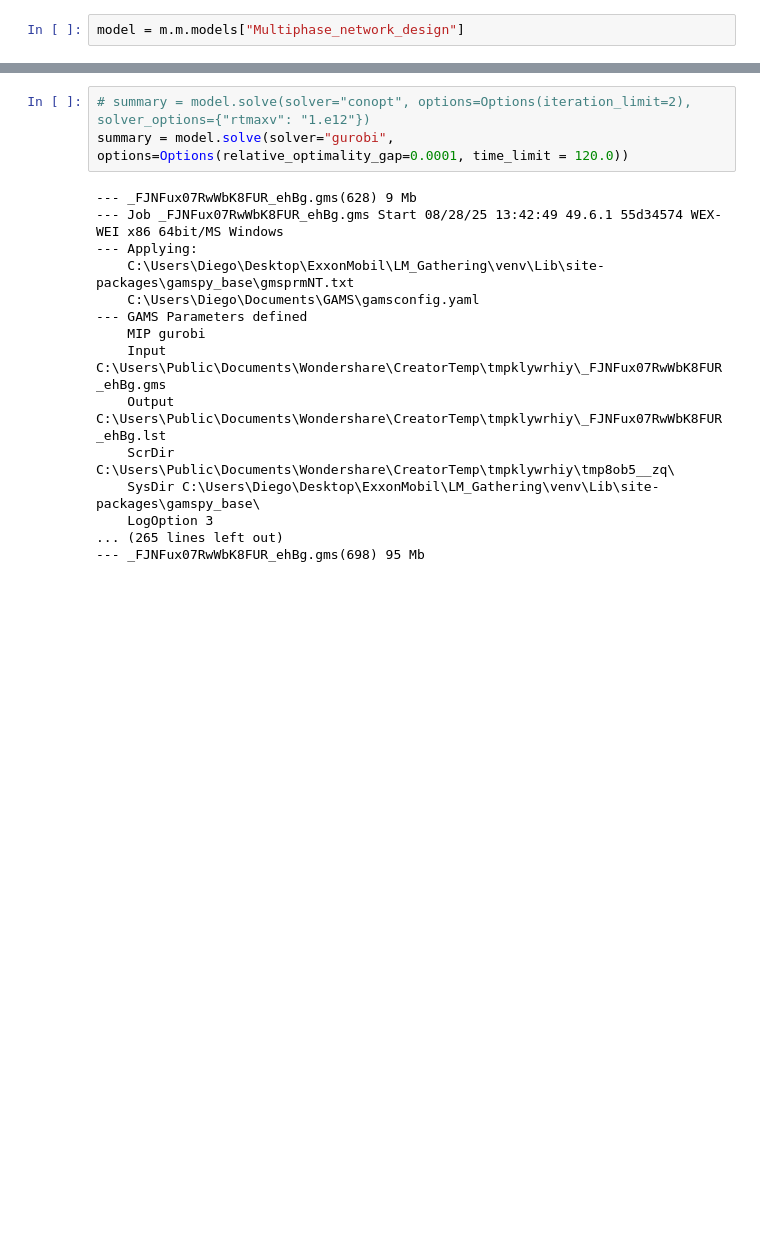
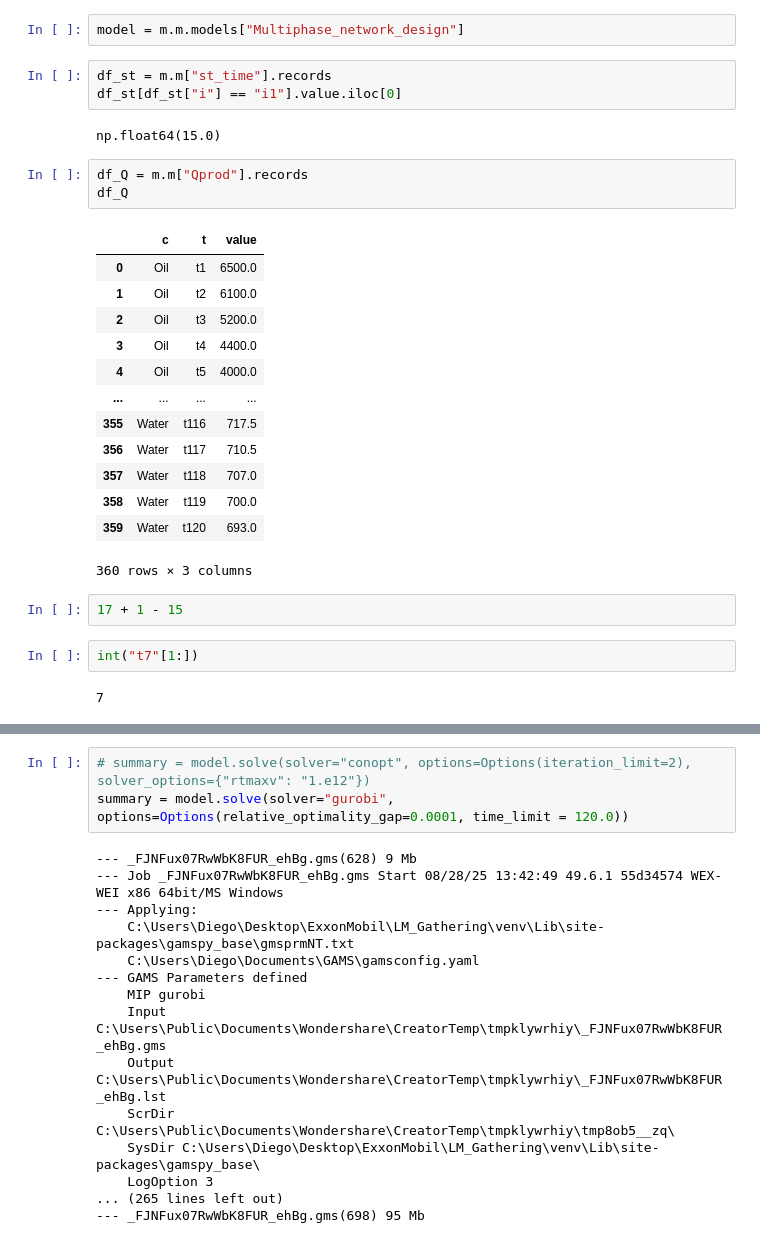
Before and after one commit to DiegoTru-lang/LM_Gathering, a Jupyter notebook: src/notebooks/development.ipynb, the cells around one changed output, grey strips where cells are left out. Saved outputs shown, nothing was run; the diff lists cells and outputs as text; blank space fills up the shorter version.

```diff
--- a/src/notebooks/development.ipynb
+++ b/src/notebooks/development.ipynb
@@ -84,2 +38,30 @@ m = GatheringModel("Prototipo", data= read_input("toy_problem.xlsx"))
 # %%
 model = m.m.models["Multiphase_network_design"]
+# %%
+df_st = m.m["st_time"].records
+df_st[df_st["i"] == "i1"].value.iloc[0]
+# %% [output]
+np.float64(15.0)
+# %%
+df_Q = m.m["Qprod"].records
+df_Q
+# %% [output]
+|  | c | t | value |
+| 0 | Oil | t1 | 6500.0 |
+| 1 | Oil | t2 | 6100.0 |
+| 2 | Oil | t3 | 5200.0 |
+| 3 | Oil | t4 | 4400.0 |
+| 4 | Oil | t5 | 4000.0 |
+| ... | ... | ... | ... |
+| 355 | Water | t116 | 717.5 |
+| 356 | Water | t117 | 710.5 |
+| 357 | Water | t118 | 707.0 |
+| 358 | Water | t119 | 700.0 |
+| 359 | Water | t120 | 693.0 |
+360 rows × 3 columns
+# %%
+17 + 1 - 15
+# %%
+int("t7"[1:])
+# %% [output]
+7
```
Also changed, not shown: parts of 18 cells of this notebook, 4 other files.
